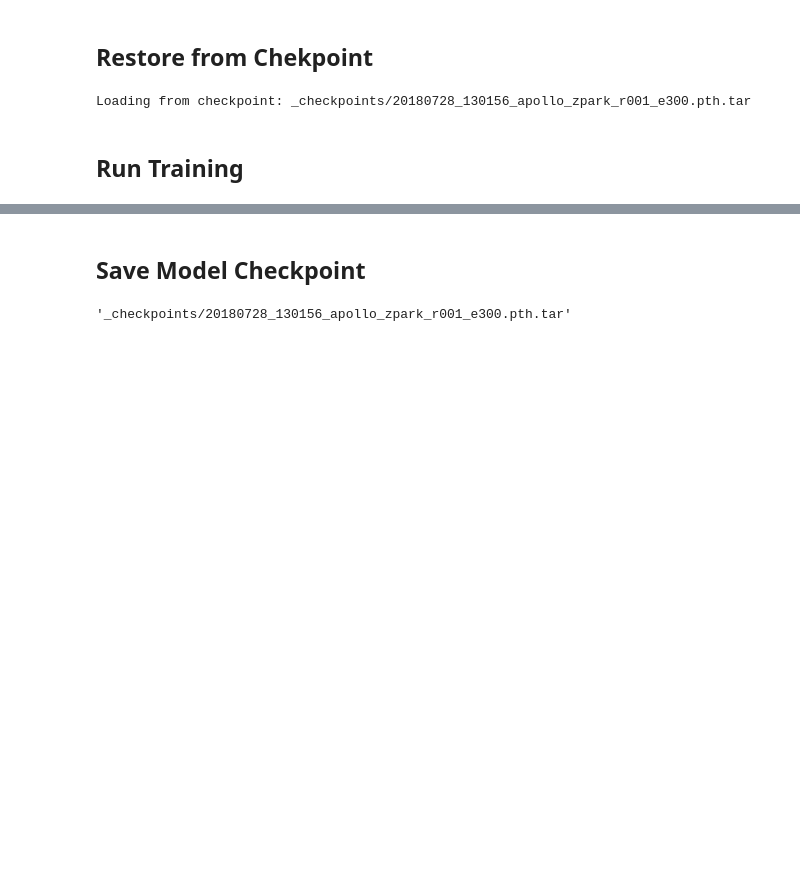
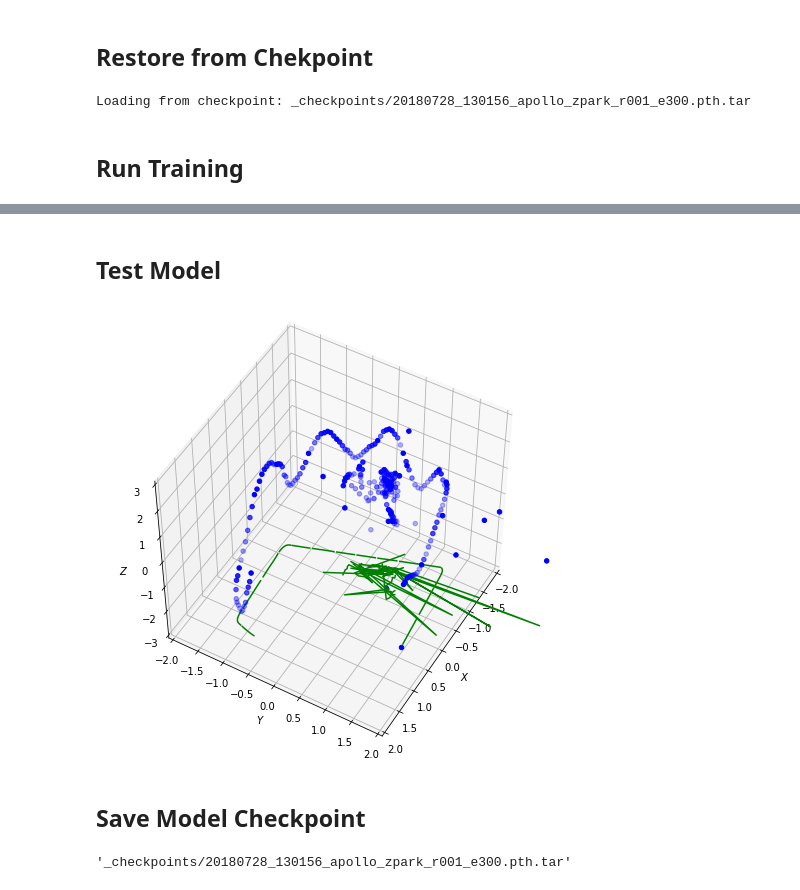
Before and after one commit to bexcite/apolloscape-loc, a Jupyter notebook: Apolloscape_PoseNet.ipynb, the cells around one changed output, grey strips where cells are left out. Drawn from its saved outputs; the diff is of its cells as text; code cells hidden in the pictures; blank space fills up the shorter version.

```diff
--- a/Apolloscape_PoseNet.ipynb
+++ b/Apolloscape_PoseNet.ipynb
@@ -238,17 +245,20 @@ Loading from checkpoint: _checkpoints/20180728_130156_apollo_zpark_r001_e300.pth
 if 'start_epoch' not in locals():
     start_epoch = 0
 
-n_epochs = start_epoch + 5
+n_epochs = start_epoch + 1
 print('Training ...')
 for e in range(start_epoch, n_epochs):
 
     end = time.time()
     train(train_dataloader, model, criterion, optimizer, e, n_epochs, log_freq=0)
-    print('Train epoch time: {:.3f}'.format(time.time() - end))
+#     print('Train epoch time: {:.3f}'.format(time.time() - end))
 
 #     print('Validation ...')
     end = time.time()
     validate(val_dataloader, model, criterion, e, log_freq=0)
-    print('Validation epoch time: {:.3f}'.format(time.time() - end))
+#     print('Validation epoch time: {:.3f}'.format(time.time() - end))
+
+    print('Test dataset ...')
+    validate(test_dataloader, model, criterion, e, log_freq=1)
 # %% [output]
 Training ...
@@ -271,6 +284,48 @@ Validation epoch time: 1.283
 # %%
 # for param_group in optimizer.param_groups:
 #     print(param_group['lr'])
+# %% [markdown]
+## Test Model
+# %%
+# Test model
+# tb_images, tb_poses = next(iter(test_dataloader))
+# print('tb_poses = {}'.format(tb_poses))
+
+p_min, p_max, p_mean, p_std = train_dataset.get_poses_params(all_records=True)
+
+fig = plt.figure(figsize=(8, 8))
+ax = plt.axes(projection='3d')
+
+ax.set_xlabel('$X$')
+ax.set_ylabel('$Y$')
+ax.set_zlabel('$Z$')
+ax.view_init(50, 30)
+
+
+ax.set_xlim(int(p_min[0] - 1), int(p_max[0] + 1))
+ax.set_ylim(int(p_min[1] - 1), int(p_max[1] + 1))
+ax.set_zlim(int(p_min[2] - 1), int(p_max[2] + 1))
+
+for idx, (tb_images, tb_poses) in enumerate(train_dataloader):
+    tb_images = [x.to(device) for x in tb_images]
+    output = model(tb_images)
+#     print('output = {}'.format(output))
+
+    # detach
+    output = [x.cpu().detach().numpy() for x in output]
+
+#     ax.scatter(output[0][:, 0], output[0][:, 1], output[0][:, 2], c='b')
+
+    draw_poses(ax, output[0][:, :3], proj=True, proj_z=int(p_min[2] - 1))
+
+    draw_poses(ax, tb_poses[0][:, :3], proj=True, proj_z=int(p_min[2] - 1))
+
+
+#     ax.scatter(tb_poses[0][:, 0], tb_poses[0][:, 1], tb_poses[0][:, 2], c='r')
+
+plt.show()
+# %% [output]
+[figure, added]
 # %% [markdown]
 ## Save Model Checkpoint
 # %%
```
Also changed, not shown: parts of 4 cells of this notebook, 3 other files.
